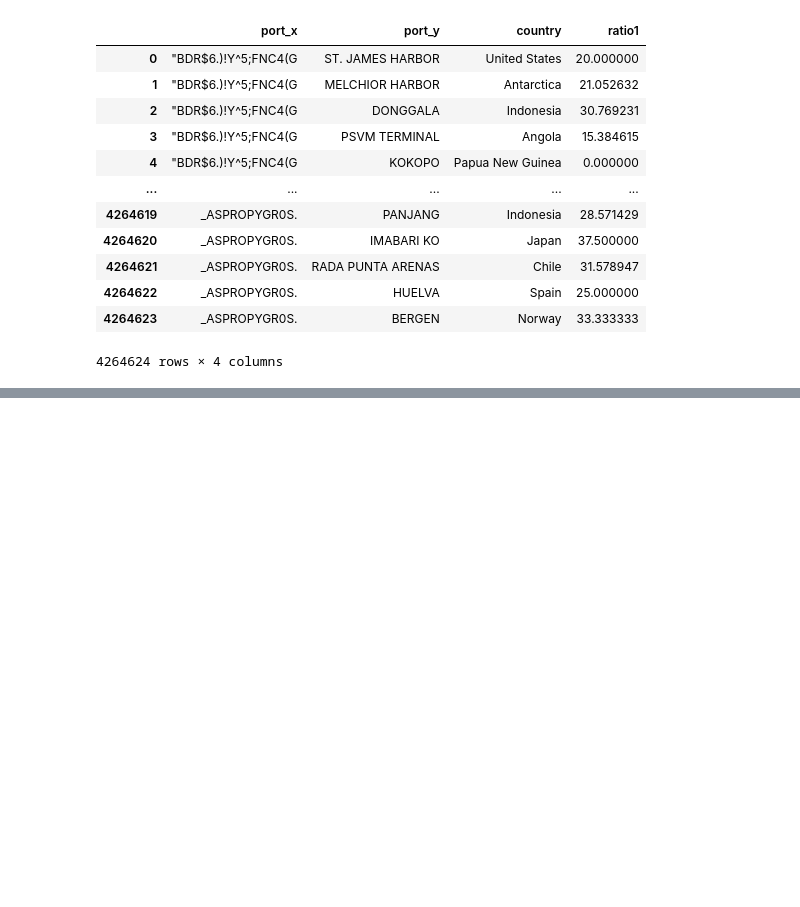
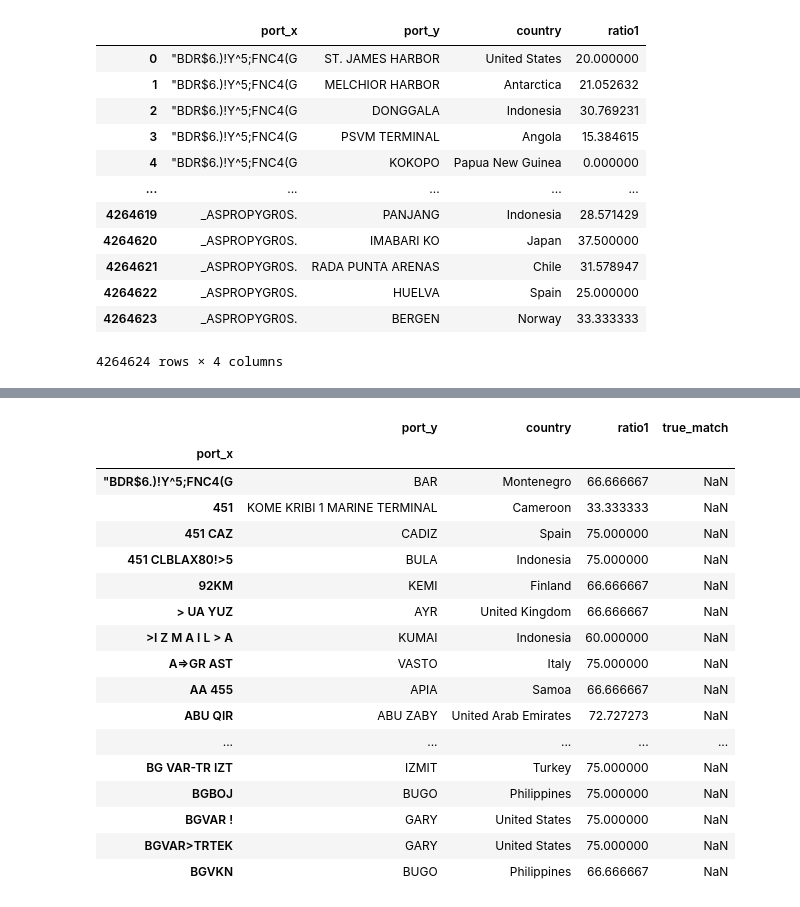
Before and after one commit to InseeFrLab/hackathon-un-2022, a Jupyter notebook: notebooks/compute_agg_stats.ipynb, the cells around one changed output, grey strips where cells are left out. Saved outputs shown, nothing was run; the diff lists cells and outputs as text; code cells hidden in the pictures; blank space fills up the shorter version.

```diff
--- a/notebooks/compute_agg_stats.ipynb
+++ b/notebooks/compute_agg_stats.ipynb
@@ -222,2 +265,21 @@ res_fuz_match2.head()
 # %%
-res_fuz_match2.loc[res_fuz_match2["ratio1"]<80, :].sort_values("ratio1", ascending=False).head(20)
+res_fuz_match2.loc[res_fuz_match2["ratio1"] < 80, :].head(30)
+# %% [output]
+|  | port_y | country | ratio1 | true_match |
+| port_x |  |  |  |  |
+| "BDR$6.)!Y^5;FNC4(G | BAR | Montenegro | 66.666667 | NaN |
+| 451 | KOME KRIBI 1 MARINE TERMINAL | Cameroon | 33.333333 | NaN |
+| 451 CAZ | CADIZ | Spain | 75.000000 | NaN |
+| 451 CLBLAX80!>5 | BULA | Indonesia | 75.000000 | NaN |
+| 92KM | KEMI | Finland | 66.666667 | NaN |
+| > UA YUZ | AYR | United Kingdom | 66.666667 | NaN |
+| >I Z M A I L > A | KUMAI | Indonesia | 60.000000 | NaN |
+| A=>GR AST | VASTO | Italy | 75.000000 | NaN |
+| AA 455 | APIA | Samoa | 66.666667 | NaN |
+| ABU QIR | ABU ZABY | United Arab Emirates | 72.727273 | NaN |
+| ... | ... | ... | ... | ... |
+| BG VAR-TR IZT | IZMIT | Turkey | 75.000000 | NaN |
+| BGBOJ | BUGO | Philippines | 75.000000 | NaN |
+| BGVAR ! | GARY | United States | 75.000000 | NaN |
+| BGVAR>TRTEK | GARY | United States | 75.000000 | NaN |
+| BGVKN | BUGO | Philippines | 66.666667 | NaN |
```
Also changed, not shown: parts of 8 cells of this notebook.
